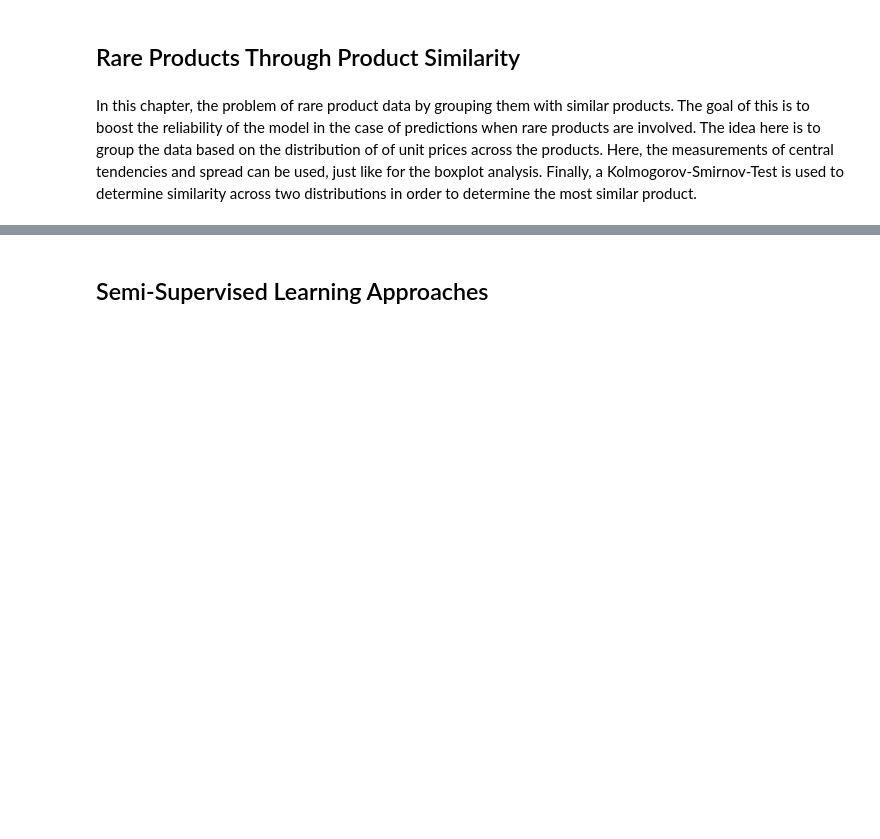
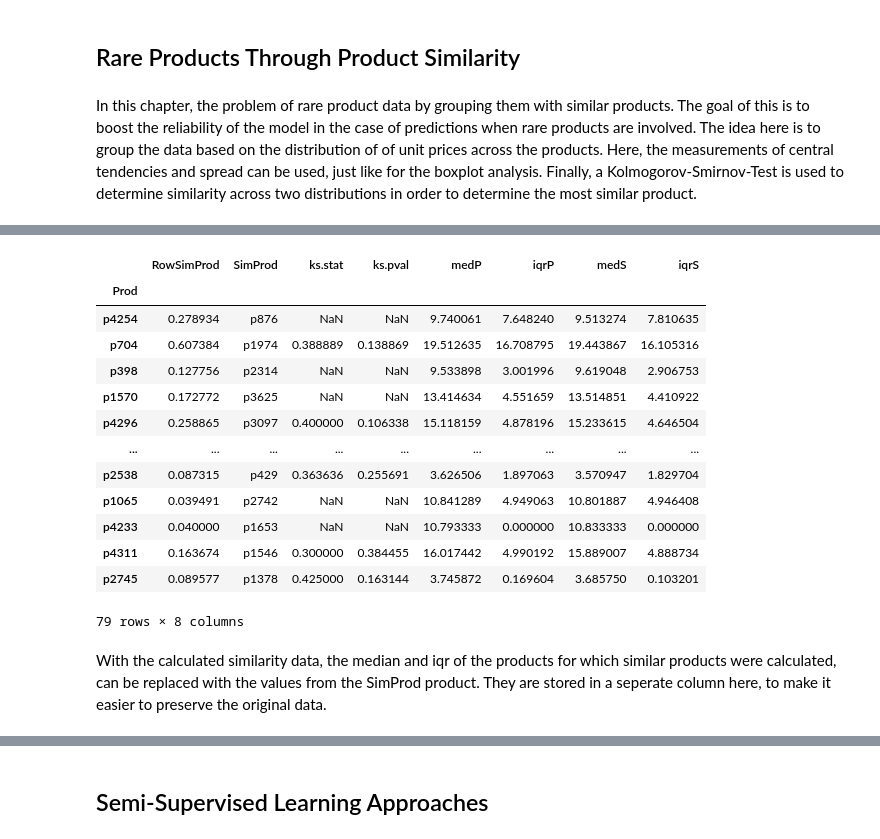
Before and after one commit to NiklasKiefer/fraud_detection, a Jupyter notebook: fraud_detection.ipynb, the cells around one changed output, grey strips where cells are left out. Cells and saved outputs as stored; diff of their text form; code cells hidden in the pictures; blank space fills up the shorter version.

```diff
--- a/fraud_detection.ipynb
+++ b/fraud_detection.ipynb
@@ -417,7 +417,10 @@ def add_boxplot_stats(X):
     iqr = q3 - q1     # calculate interquartiel range
     lower = q1 - 1.5 * iqr # lower whisker
     upper = q3 + 1.5 * iqr # upper whisker
-    return pd.Series({'q1': q1, 'q3': q3, 'iqr': iqr, 'lower': lower, 'upper': upper})
+
+    median = X['Uprice'].median() #calcualte median
+
+    return pd.Series({'q1': q1, 'q3': q3, 'iqr': iqr, 'lower': lower, 'upper': upper, 'medP': median})
 # %%
 # First, a function is implemented to calculate the boxplot values for each product
 # Then, the boxplot stats are applied to each row given the product id.
@@ -438,7 +441,10 @@ def add_boxplot_stats(X):
     iqr = q3 - q1     # calculate interquartiel range
     lower = q1 - 1.5 * iqr # lower whisker
     upper = q3 + 1.5 * iqr # upper whisker
-    return pd.Series({'q1': q1, 'q3': q3, 'iqr': iqr, 'lower': lower, 'upper': upper})
+
+    median = X['Uprice'].median() # get median
+
+    return pd.Series({'q1': q1, 'q3': q3, 'iqr': iqr, 'lower': lower, 'upper': upper, 'medP': median})
 
 # This function takes X and y as inputs, and marks outliers as fraud.
 def flag_outliers(X, y):
@@ -453,8 +459,9 @@ def flag_outliers(X, y):
     y: y with "fraud" values for outliers
     """
     # apply boxplot stats
-    X_outliers = X.groupby('Prod').apply(add_boxplot_stats)
-    X = X.merge(X_outliers, on='Prod', how='left') # add outliers to dataframe
+    X_boxplot = X.groupby('Prod').apply(add_boxplot_stats).reset_index()
+    print(X_boxplot.columns.tolist())
+    X = X.merge(X_boxplot, on='Prod', how='left') # add outliers to dataframe
 
     # mask outliers above or below whiskers of the current product
     outlier_mask = (X['Uprice'] < X['lower']) | (X['Uprice'] > X['upper'])
@@ -465,7 +472,7 @@ def flag_outliers(X, y):
 
     # Apply it to y_train_bp safely
     y.loc[outlier_mask] = "fraud"
-    return y
+    return X, y
 # %%
 # flag outliers as fraud
-y_train = flag_outliers(X_train, y_train)
+X_train, y_train = flag_outliers(X_train, y_train)
@@ -549,0 +574,19 @@ similar.info()
+# %%
+similar
+# %% [output]
+|  | RowSimProd | SimProd | ks.stat | ks.pval | medP | iqrP | medS | iqrS |
+| Prod |  |  |  |  |  |  |  |  |
+| p4254 | 0.278934 | p876 | NaN | NaN | 9.740061 | 7.648240 | 9.513274 | 7.810635 |
+| p704 | 0.607384 | p1974 | 0.388889 | 0.138869 | 19.512635 | 16.708795 | 19.443867 | 16.105316 |
+| p398 | 0.127756 | p2314 | NaN | NaN | 9.533898 | 3.001996 | 9.619048 | 2.906753 |
+| p1570 | 0.172772 | p3625 | NaN | NaN | 13.414634 | 4.551659 | 13.514851 | 4.410922 |
+| p4296 | 0.258865 | p3097 | 0.400000 | 0.106338 | 15.118159 | 4.878196 | 15.233615 | 4.646504 |
+| ... | ... | ... | ... | ... | ... | ... | ... | ... |
+| p2538 | 0.087315 | p429 | 0.363636 | 0.255691 | 3.626506 | 1.897063 | 3.570947 | 1.829704 |
+| p1065 | 0.039491 | p2742 | NaN | NaN | 10.841289 | 4.949063 | 10.801887 | 4.946408 |
+| p4233 | 0.040000 | p1653 | NaN | NaN | 10.793333 | 0.000000 | 10.833333 | 0.000000 |
+| p4311 | 0.163674 | p1546 | 0.300000 | 0.384455 | 16.017442 | 4.990192 | 15.889007 | 4.888734 |
+| p2745 | 0.089577 | p1378 | 0.425000 | 0.163144 | 3.745872 | 0.169604 | 3.685750 | 0.103201 |
+79 rows × 8 columns
+# %% [markdown]
+With the calculated similarity data, the median and iqr of the products for which similar products were calculated, can be replaced with the values from the SimProd product. They are stored in a seperate column here, to make it easier to preserve the original data.
```
Also changed, not shown: parts of 7 cells of this notebook.
